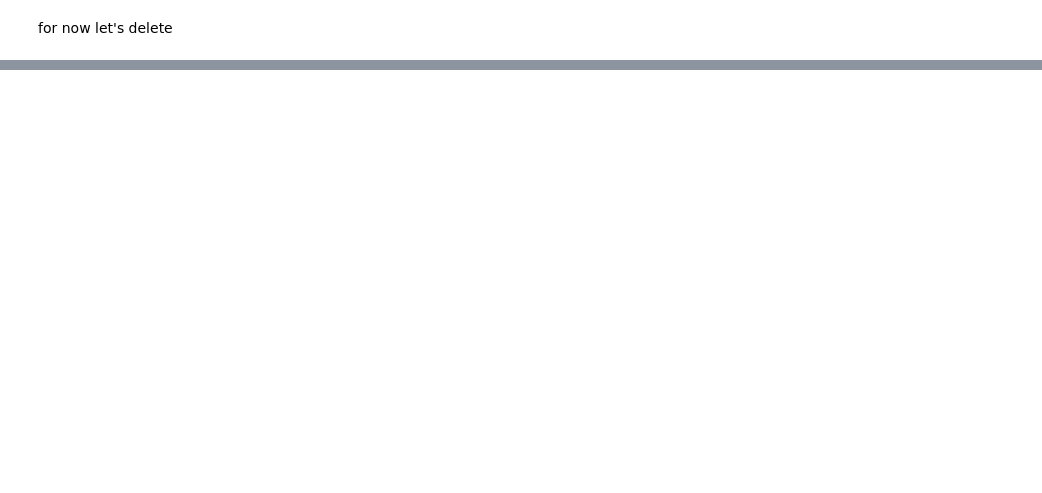
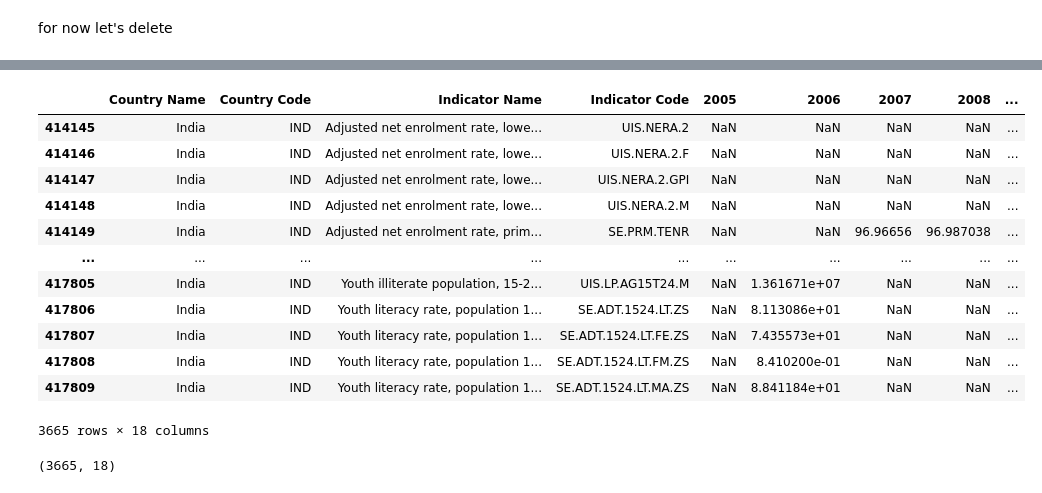
Before and after one commit to sksuman97/WorldBank-Global-Education-Analysis, a Jupyter notebook: Sumanta_Muduli_World_Bank_Global_Education_Analysis_Capstone_Project.ipynb, the cells around one changed output, grey strips where cells are left out. Drawn from its saved outputs; the diff is of its cells as text; code cells hidden in the pictures; blank space fills up the shorter version.

```diff
--- a/Sumanta_Muduli_World_Bank_Global_Education_Analysis_Capstone_Project.ipynb
+++ b/Sumanta_Muduli_World_Bank_Global_Education_Analysis_Capstone_Project.ipynb
@@ -294,0 +383,5 @@ for now let's delete
+# %%
+required_columns=['Country Name','Country Code','Indicator Name','Indicator Code','2005','2006','2007','2008','2009','2010','2011','2012','2013','2014','2014','2015','2016','2017']
+# %%
+# We are updating our data with required columns only
+stats_data=stats_data[required_columns]
@@ -294,0 +397,21 @@ for now let's delete
+# %%
+# Let's check some insights for India
+stats_data.loc[stats_data['Country Name']=='India']
+# %% [output]
+|  | Country Name | Country Code | Indicator Name | Indicator Code | 2005 | 2006 | 2007 | 2008 | ... |
+| 414145 | India | IND | Adjusted net enrolment rate, lowe... | UIS.NERA.2 | NaN | NaN | NaN | NaN | ... |
+| 414146 | India | IND | Adjusted net enrolment rate, lowe... | UIS.NERA.2.F | NaN | NaN | NaN | NaN | ... |
+| 414147 | India | IND | Adjusted net enrolment rate, lowe... | UIS.NERA.2.GPI | NaN | NaN | NaN | NaN | ... |
+| 414148 | India | IND | Adjusted net enrolment rate, lowe... | UIS.NERA.2.M | NaN | NaN | NaN | NaN | ... |
+| 414149 | India | IND | Adjusted net enrolment rate, prim... | SE.PRM.TENR | NaN | NaN | 96.96656 | 96.987038 | ... |
+| ... | ... | ... | ... | ... | ... | ... | ... | ... | ... |
+| 417805 | India | IND | Youth illiterate population, 15-2... | UIS.LP.AG15T24.M | NaN | 1.361671e+07 | NaN | NaN | ... |
+| 417806 | India | IND | Youth literacy rate, population 1... | SE.ADT.1524.LT.ZS | NaN | 8.113086e+01 | NaN | NaN | ... |
+| 417807 | India | IND | Youth literacy rate, population 1... | SE.ADT.1524.LT.FE.ZS | NaN | 7.435573e+01 | NaN | NaN | ... |
+| 417808 | India | IND | Youth literacy rate, population 1... | SE.ADT.1524.LT.FM.ZS | NaN | 8.410200e-01 | NaN | NaN | ... |
+| 417809 | India | IND | Youth literacy rate, population 1... | SE.ADT.1524.LT.MA.ZS | NaN | 8.841184e+01 | NaN | NaN | ... |
+3665 rows × 18 columns
+# %%
+stats_data.loc[stats_data['Country Name']=='India'].shape
+# %% [output]
+(3665, 18)
```
Also changed, not shown: parts of 41 cells of this notebook.
